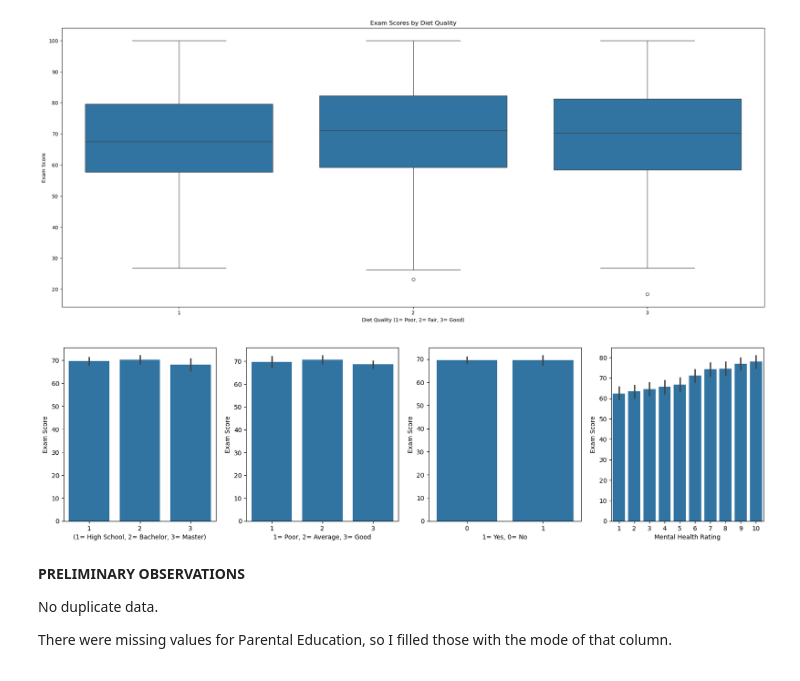
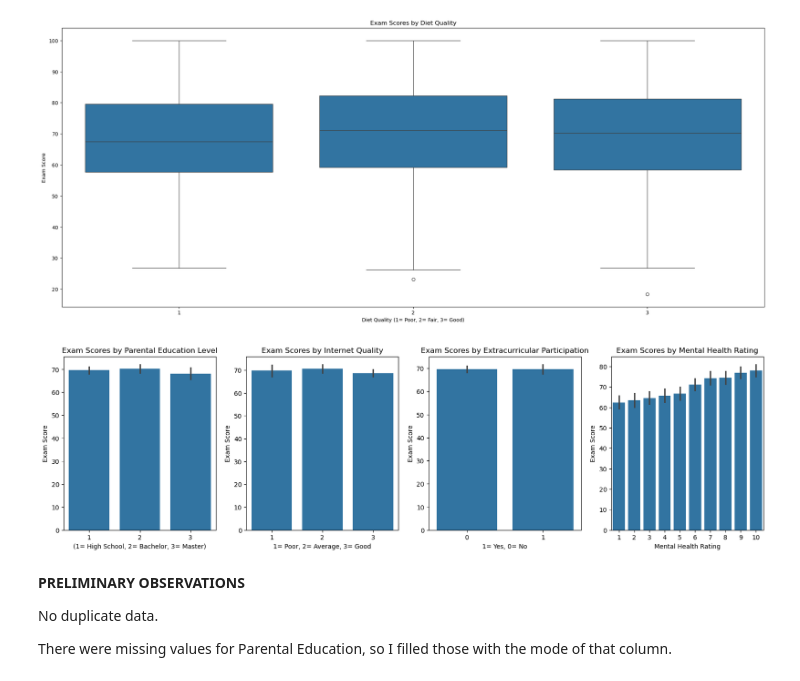
Before and after one commit to School-of-Rob/DIY-projects, a Jupyter notebook: Notebooks/Linear Regression - SAT_scores.ipynb, the cells around one changed output. Saved outputs shown, nothing was run; the diff lists cells and outputs as text; code cells hidden in the pictures.

Commit message:
Added titles to charts where needed

```diff
--- a/Notebooks/Linear Regression - SAT_scores.ipynb
+++ b/Notebooks/Linear Regression - SAT_scores.ipynb
@@ -192,25 +192,29 @@ plt.title('Exam Scores by Diet Quality'); #visualizing exam scores by diet quali
 # %%
 #visualizing exam scores by parental education level, internet quality, extracurricular participation, and mental health rating
 plt.figure(figsize=(20,5))
 plt.subplot(1,4,1)
 plt.xlabel('(1= High School, 2= Bachelor, 3= Master)')
 plt.ylabel('Exam Score')
+plt.title('Exam Scores by Parental Education Level')
 sns.barplot(x=sat['parental_education_level'], y=sat['exam_score'])
 plt.subplot(1,4,2)
 plt.xlabel('1= Poor, 2= Average, 3= Good')
 plt.ylabel('Exam Score')
+plt.title('Exam Scores by Internet Quality')
 sns.barplot (x=sat['internet_quality'], y=sat['exam_score'])
 plt.subplot(1,4,3)
 plt.xlabel('1= Yes, 0= No')
 plt.ylabel('Exam Score')
+plt.title('Exam Scores by Extracurricular Participation')
 sns.barplot (x=sat['extracurricular_participation'], y=sat['exam_score'])
 plt.subplot(1,4,4)
 plt.xlabel('Mental Health Rating')
 plt.ylabel('Exam Score')
+plt.title('Exam Scores by Mental Health Rating')
 sns.barplot(x=sat['mental_health_rating'], y=sat['exam_score'])
 plt.show()
 # %% [output]
-[figure, old version]
+[figure, new version]
 # %% [markdown]
 **PRELIMINARY OBSERVATIONS**
 
```
